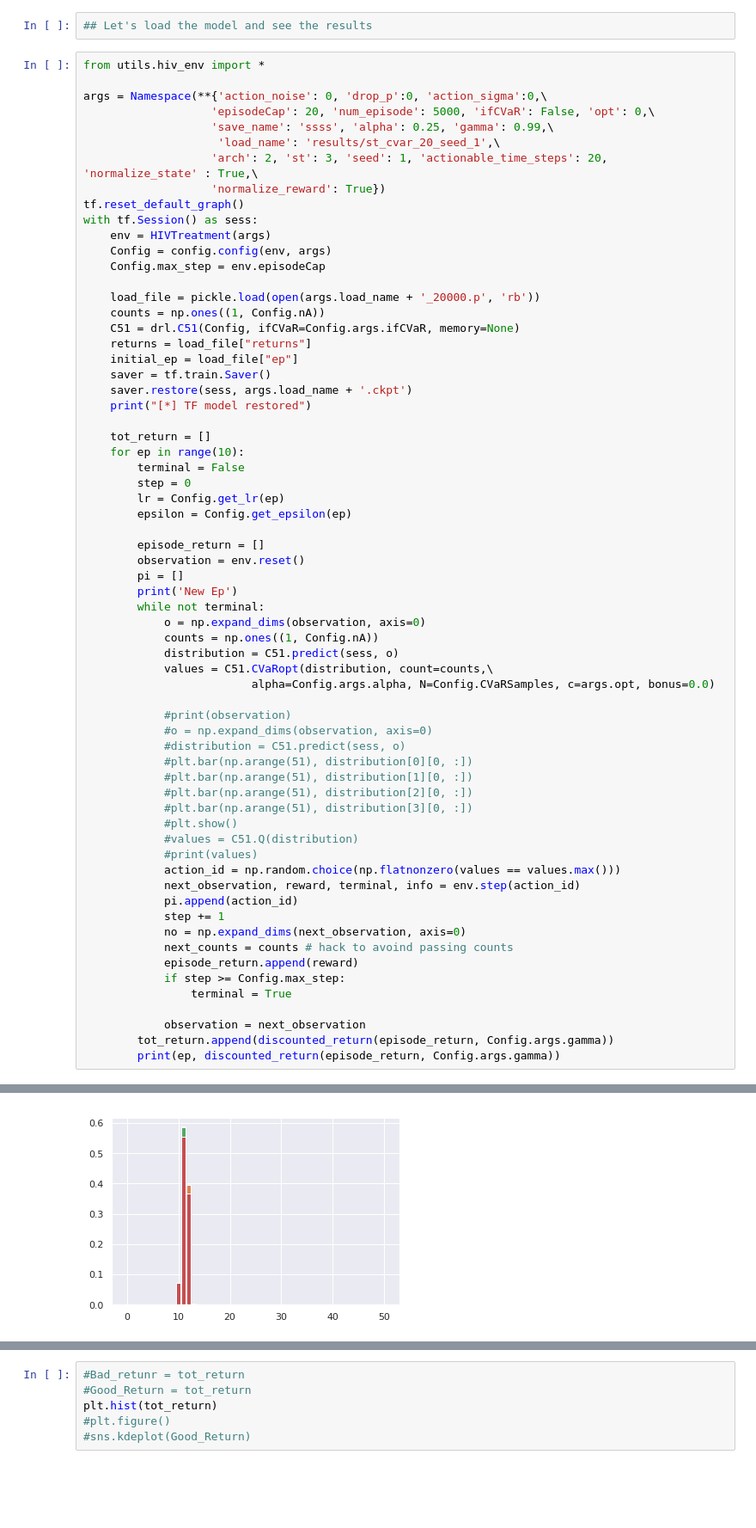
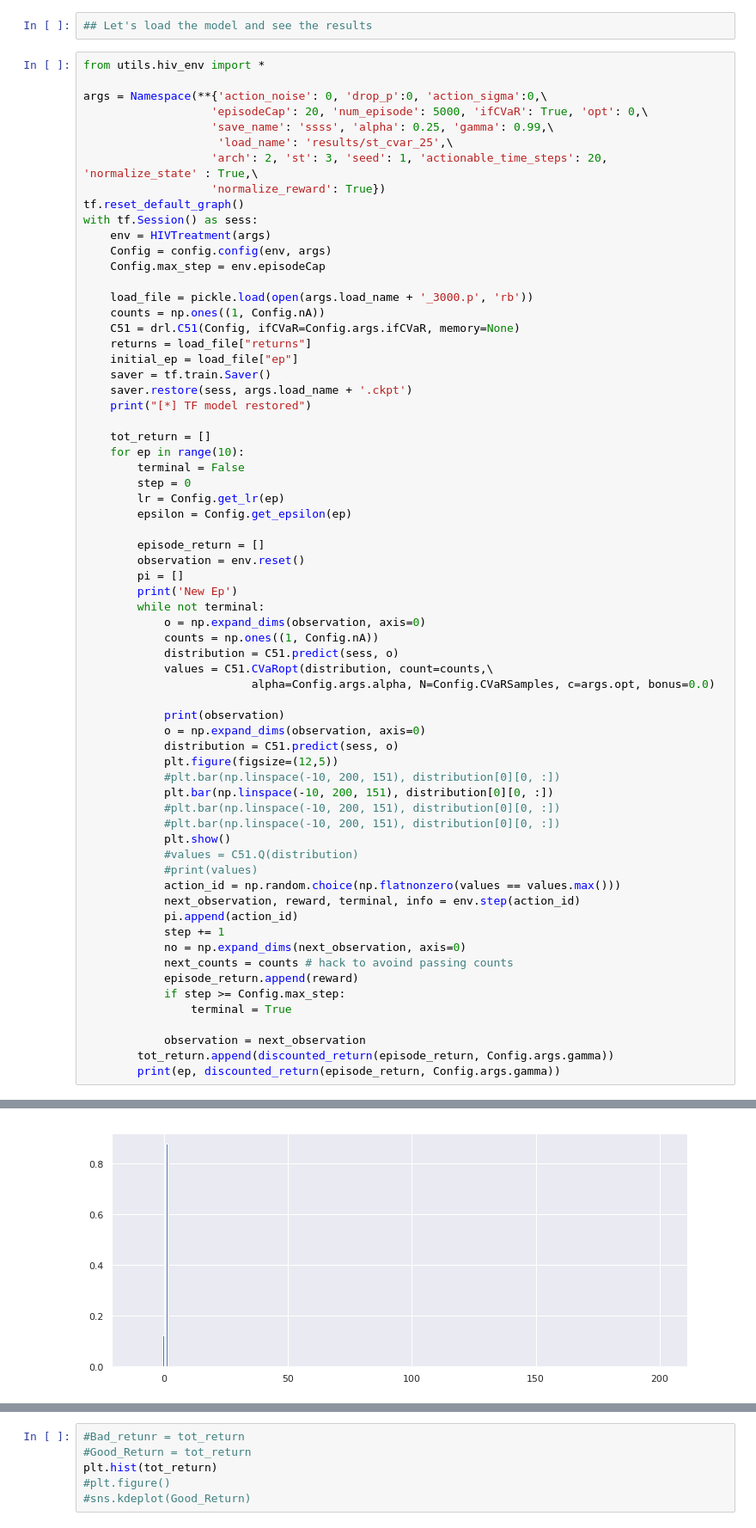
Before and after one commit to Rkeramati/cvar, a Jupyter notebook: hiv/Untitled.ipynb, the cells around one changed output, grey strips where cells are left out. Shown: that part at 86% size. Drawn from its saved outputs; the diff is of its cells as text; blank space fills up the shorter version.

```diff
--- a/hiv/Untitled.ipynb
+++ b/hiv/Untitled.ipynb
@@ -405,9 +405,9 @@ sns.kdeplot(data)
 from utils.hiv_env import *
 
 args = Namespace(**{'action_noise': 0, 'drop_p':0, 'action_sigma':0,\
-                   'episodeCap': 20, 'num_episode': 5000, 'ifCVaR': False, 'opt': 0,\
+                   'episodeCap': 20, 'num_episode': 5000, 'ifCVaR': True, 'opt': 0,\
                    'save_name': 'ssss', 'alpha': 0.25, 'gamma': 0.99,\
-                    'load_name': 'results/st_cvar_20_seed_1',\
+                    'load_name': 'results/st_cvar_25',\
                    'arch': 2, 'st': 3, 'seed': 1, 'actionable_time_steps': 20, 'normalize_state' : True,\
                    'normalize_reward': True})
 tf.reset_default_graph()
@@ -416,7 +416,7 @@ with tf.Session() as sess:
     Config = config.config(env, args)
     Config.max_step = env.episodeCap
 
-    load_file = pickle.load(open(args.load_name + '_20000.p', 'rb'))
+    load_file = pickle.load(open(args.load_name + '_3000.p', 'rb'))
     counts = np.ones((1, Config.nA))
     C51 = drl.C51(Config, ifCVaR=Config.args.ifCVaR, memory=None)
     returns = load_file["returns"]
@@ -443,14 +443,15 @@ with tf.Session() as sess:
             values = C51.CVaRopt(distribution, count=counts,\
                          alpha=Config.args.alpha, N=Config.CVaRSamples, c=args.opt, bonus=0.0)
 
-            #print(observation)
-            #o = np.expand_dims(observation, axis=0)
-            #distribution = C51.predict(sess, o)
-            #plt.bar(np.arange(51), distribution[0][0, :])
-            #plt.bar(np.arange(51), distribution[1][0, :])
-            #plt.bar(np.arange(51), distribution[2][0, :])
-            #plt.bar(np.arange(51), distribution[3][0, :])
-            #plt.show()
+            print(observation)
+            o = np.expand_dims(observation, axis=0)
+            distribution = C51.predict(sess, o)
+            plt.figure(figsize=(12,5))
+            #plt.bar(np.linspace(-10, 200, 151), distribution[0][0, :])
+            plt.bar(np.linspace(-10, 200, 151), distribution[0][0, :])
+            #plt.bar(np.linspace(-10, 200, 151), distribution[0][0, :])
+            #plt.bar(np.linspace(-10, 200, 151), distribution[0][0, :])
+            plt.show()
             #values = C51.Q(distribution)
             #print(values)
             action_id = np.random.choice(np.flatnonzero(values == values.max()))
@@ -471,4 +472,4 @@ INFO:tensorflow:Restoring parameters from results/st_cvar_20_seed_1.ckpt
 [*] TF model restored
 New Ep
 [0.78567012 0.43838231 0.69824509 0.51251983 0.75427923 0.49078548]
-[figure, old version]
+[figure, new version]
```
Also changed, not shown: parts of 6 cells of this notebook, 4 other files.
